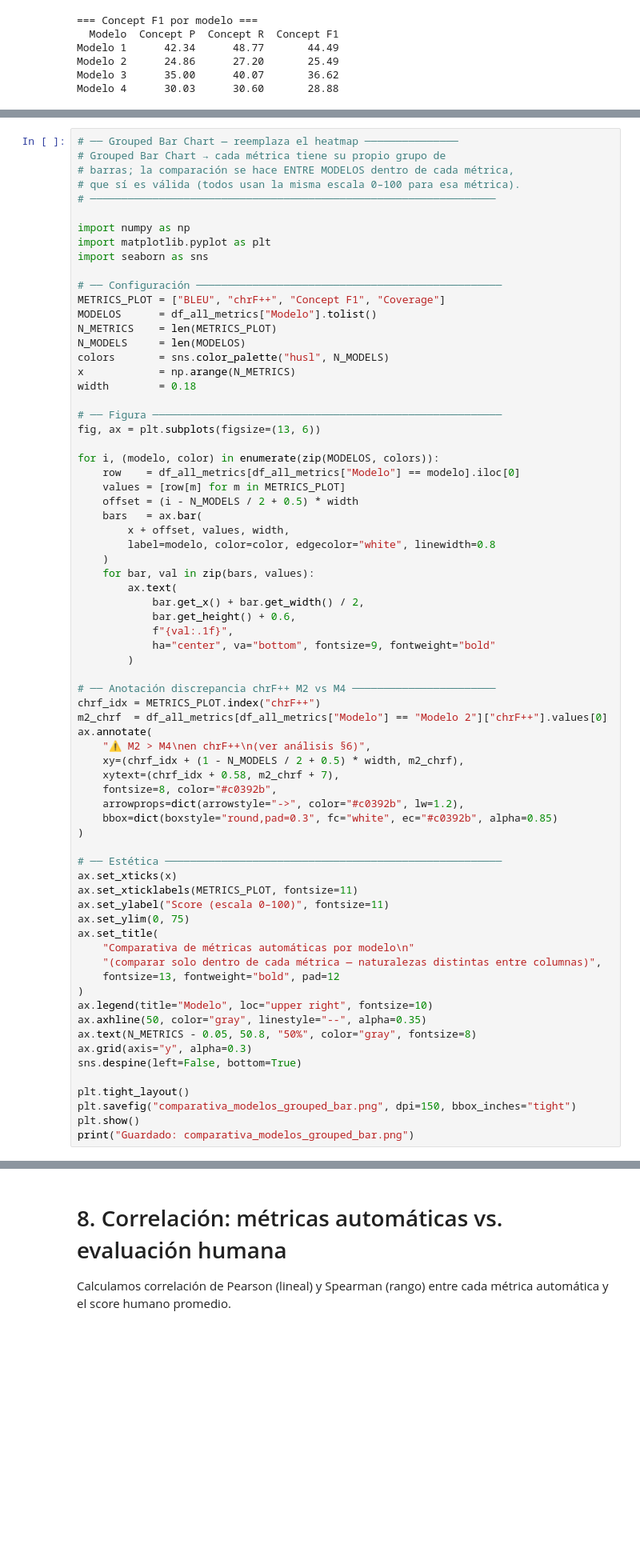
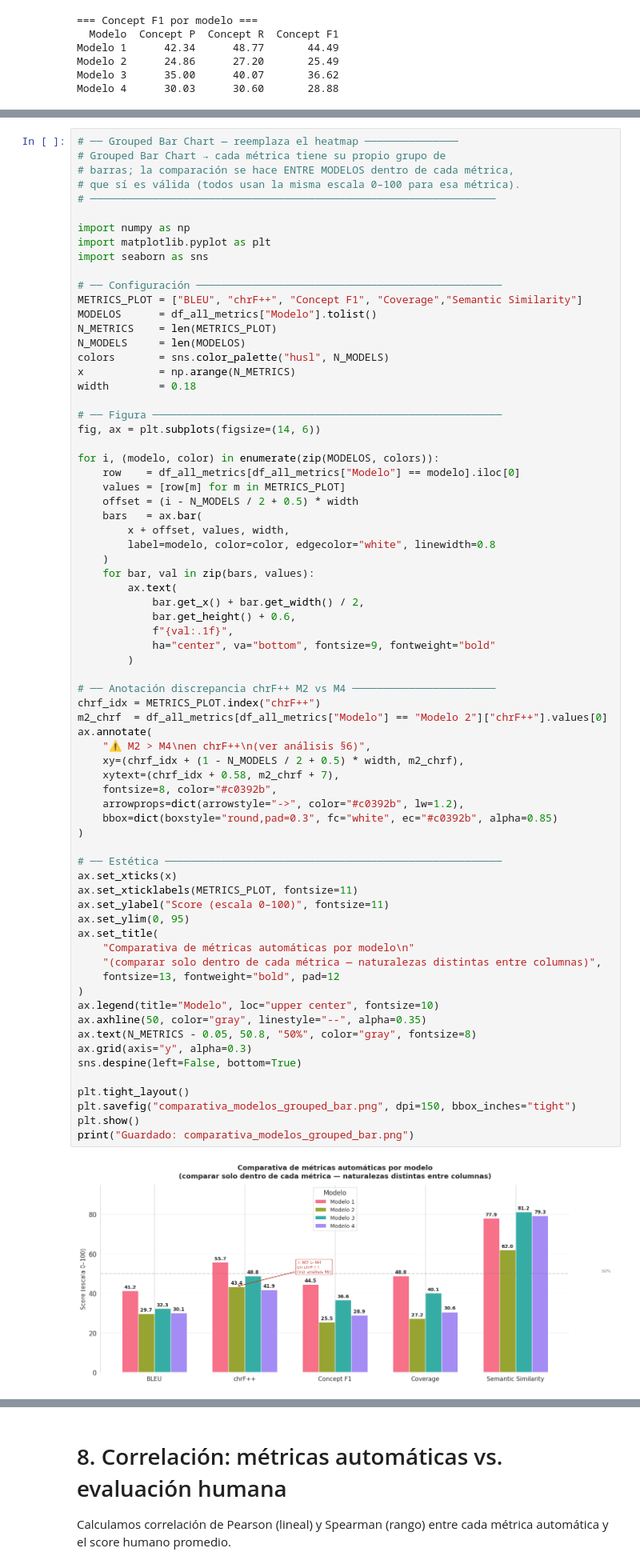
Before and after one commit to BrauSal2103/DataSoftInteligente, a Jupyter notebook: pictogramas_eval.ipynb, the cells around one changed output, grey strips where cells are left out. Shown at 80% size. Drawn from its saved outputs; the diff is of its cells as text; blank space fills up the shorter version.

```diff
--- a/pictogramas_eval.ipynb
+++ b/pictogramas_eval.ipynb
@@ -682,7 +769,7 @@ import matplotlib.pyplot as plt
 import seaborn as sns
 
 # ── Configuración ─────────────────────────────────────────────────
-METRICS_PLOT = ["BLEU", "chrF++", "Concept F1", "Coverage"]
+METRICS_PLOT = ["BLEU", "chrF++", "Concept F1", "Coverage","Semantic Similarity"]
 MODELOS      = df_all_metrics["Modelo"].tolist()
 N_METRICS    = len(METRICS_PLOT)
 N_MODELS     = len(MODELOS)
@@ -691,7 +778,7 @@ x            = np.arange(N_METRICS)
 width        = 0.18
 
 # ── Figura ────────────────────────────────────────────────────────
-fig, ax = plt.subplots(figsize=(13, 6))
+fig, ax = plt.subplots(figsize=(14, 6))
 
 for i, (modelo, color) in enumerate(zip(MODELOS, colors)):
     row    = df_all_metrics[df_all_metrics["Modelo"] == modelo].iloc[0]
@@ -713,32 +800,33 @@ for i, (modelo, color) in enumerate(zip(MODELOS, colors)):
 chrf_idx = METRICS_PLOT.index("chrF++")
 m2_chrf  = df_all_metrics[df_all_metrics["Modelo"] == "Modelo 2"]["chrF++"].values[0]
 ax.annotate(
     "⚠ M2 > M4\nen chrF++\n(ver análisis §6)",
     xy=(chrf_idx + (1 - N_MODELS / 2 + 0.5) * width, m2_chrf),
     xytext=(chrf_idx + 0.58, m2_chrf + 7),
     fontsize=8, color="#c0392b",
     arrowprops=dict(arrowstyle="->", color="#c0392b", lw=1.2),
     bbox=dict(boxstyle="round,pad=0.3", fc="white", ec="#c0392b", alpha=0.85)
 )
 
 # ── Estética ──────────────────────────────────────────────────────
 ax.set_xticks(x)
 ax.set_xticklabels(METRICS_PLOT, fontsize=11)
 ax.set_ylabel("Score (escala 0–100)", fontsize=11)
-ax.set_ylim(0, 75)
+ax.set_ylim(0, 95)
 ax.set_title(
     "Comparativa de métricas automáticas por modelo\n"
     "(comparar solo dentro de cada métrica — naturalezas distintas entre columnas)",
     fontsize=13, fontweight="bold", pad=12
 )
-ax.legend(title="Modelo", loc="upper right", fontsize=10)
+ax.legend(title="Modelo", loc="upper center", fontsize=10)
 ax.axhline(50, color="gray", linestyle="--", alpha=0.35)
 ax.text(N_METRICS - 0.05, 50.8, "50%", color="gray", fontsize=8)
 ax.grid(axis="y", alpha=0.3)
 sns.despine(left=False, bottom=True)
 
 plt.tight_layout()
 plt.savefig("comparativa_modelos_grouped_bar.png", dpi=150, bbox_inches="tight")
 plt.show()
 print("Guardado: comparativa_modelos_grouped_bar.png")
 # %% [output]
+[figure, added]
```
Also changed, not shown: parts of 25 cells of this notebook, 7 other files.
